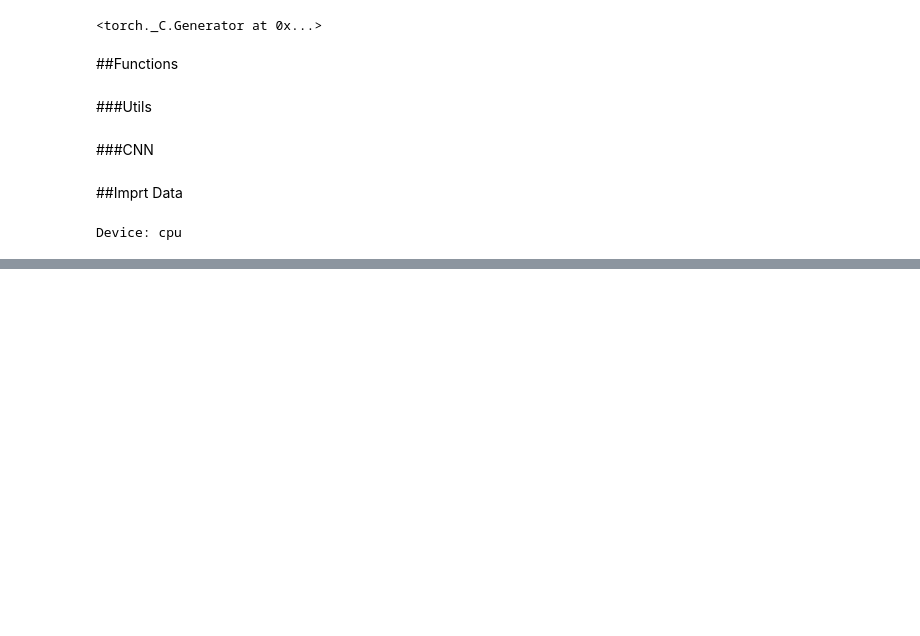
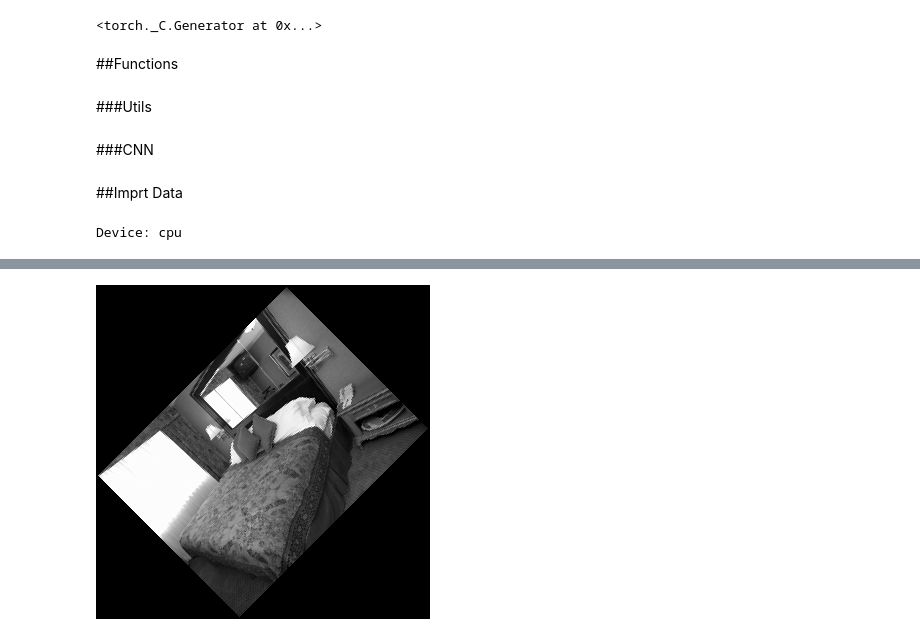
Before and after one commit to ClaudiaD97/CV_project, a Jupyter notebook: Final.ipynb, the cells around one changed output, grey strips where cells are left out. Cells and saved outputs as stored; diff of their text form; code cells hidden in the pictures; blank space fills up the shorter version.

```diff
--- a/Final.ipynb
+++ b/Final.ipynb
@@ -396,0 +411,33 @@ Test Accuracy:  0.6562814070351759
+# %%
+image = dataTrain[0][0]
+# %%
+image_np = np.asarray(image)
+# %%
+import math
+def random_rotation(img_np, angle, prob):
+  if(random.random() < prob):
+    #image padding
+    (w, h) = image_np.shape[:2]
+    diagonal = math.sqrt(w**2 + h**2)
+    w_pad = math.ceil(diagonal - w)
+    h_pad = math.ceil(diagonal - h)
+    imagepad = np.zeros((w+w_pad, h+h_pad,3))
+    imagepad[math.ceil(w_pad/2):(math.ceil(w_pad/2)+w),math.ceil(h_pad/2):(math.ceil(h_pad/2)+h),:] = image_np
+
+    theta = np.radians(angle)
+
+    (w, h) = imagepad.shape[:2]
+    (cX, cY) = (w // 2, h // 2) #center
+    imagerot = np.zeros((imagepad.shape))
+
+    # rotation
+    for i in range(imagerot.shape[1]):
+      for j in range(imagerot.shape[0]):
+        x= (i-cX)*np.cos(theta)+(j-cY)*np.sin(theta)
+        y=-(i-cX)*np.sin(theta)+(j-cY)*np.cos(theta)
+        x=round(x)+cX
+        y=round(y)+cY
+        if (x>=0 and y>= 0 and x<imagepad.shape[0] and y<imagepad.shape[1]):
+          imagerot[i,j]=imagepad[x,y]
+    return np.uint8(imagerot)
+  return img_np
@@ -396,0 +458,4 @@ Test Accuracy:  0.6562814070351759
+# %%
+Image.fromarray(random_rotation(image_np, 45, 0.5))
+# %% [output]
+[figure, added]
```
Also changed, not shown: parts of 31 cells of this notebook, 1 other file.
